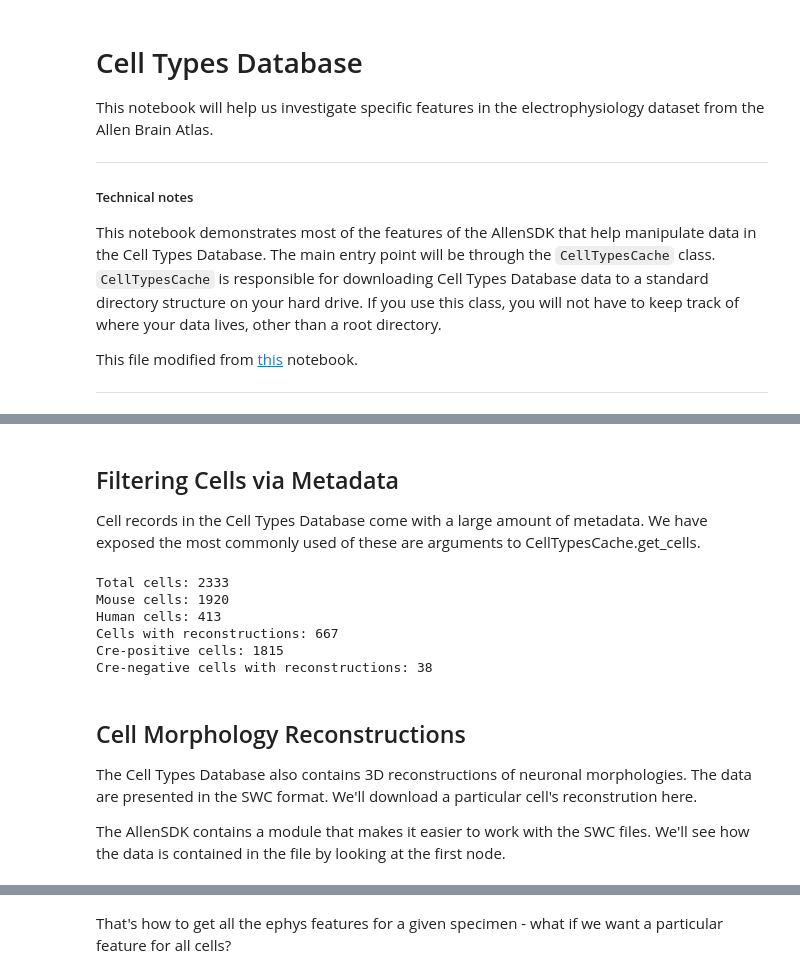
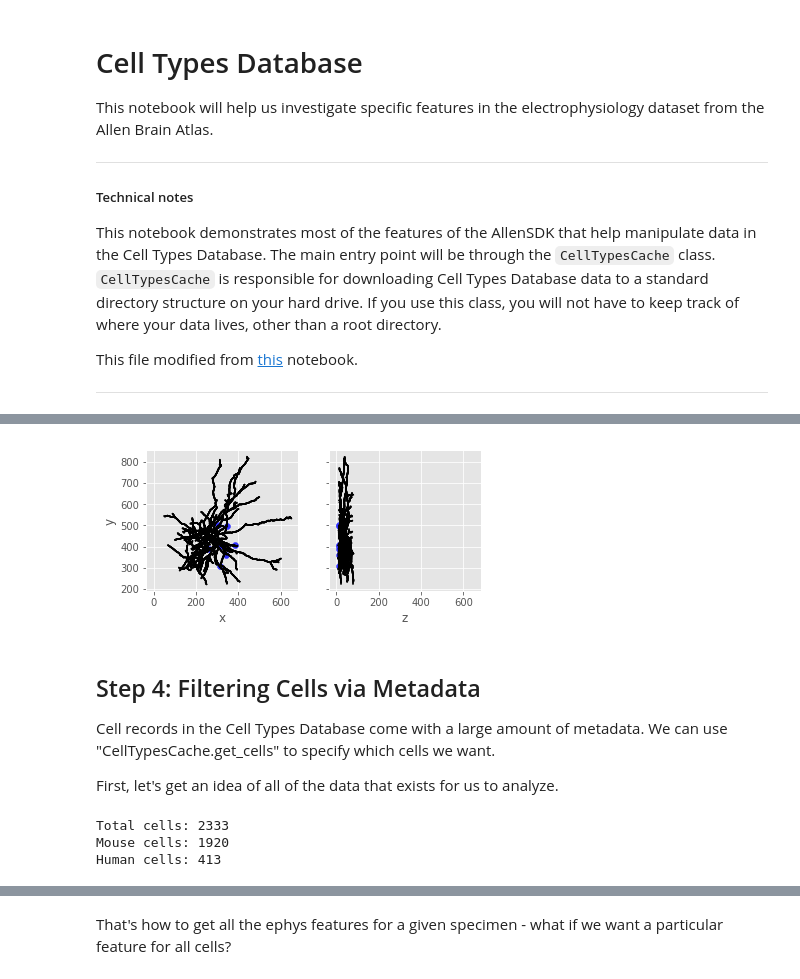
Before and after one commit to ajuavinett/BIPN145, a Jupyter notebook: Computer Lab #1 - Electrophysiology Cell Types.ipynb, the cells around one changed output, grey strips where cells are left out. Cells and saved outputs as stored; diff of their text form; code cells hidden in the pictures.

```diff
--- a/Computer Lab #1 - Electrophysiology Cell Types.ipynb
+++ b/Computer Lab #1 - Electrophysiology Cell Types.ipynb
@@ -60,9 +89,44 @@ plt.show()
+# %%
+import pprint
+
+# download and open SWC and marker files
+morphology = ctc.get_reconstruction(cell_id)
+markers = ctc.get_reconstruction_markers(cell_id)
+
+# plot
+from allensdk.core.swc import Marker
+fig, axes = plt.subplots(1, 2, sharey=True, sharex=True)
+axes[0].set_aspect('equal')
+axes[1].set_aspect('equal')
+
+# Make a line drawing of x-y and y-z views
+for n in morphology.compartment_list:
+    for c in morphology.children_of(n):
+        axes[0].plot([n['x'], c['x']], [n['y'], c['y']], color='black')
+        axes[1].plot([n['z'], c['z']], [n['y'], c['y']], color='black')
+
+# cut dendrite markers
+dm = [ m for m in markers if m['name'] == Marker.CUT_DENDRITE ]
+axes[0].scatter([m['x'] for m in dm], [m['y'] for m in dm], color='#3333ff')
+axes[1].scatter([m['z'] for m in dm], [m['y'] for m in dm], color='#3333ff')
+
+# no reconstruction markers
+nm = [ m for m in markers if m['name'] == Marker.NO_RECONSTRUCTION ]
+axes[0].scatter([m['x'] for m in nm], [m['y'] for m in nm], color='#333333')
+axes[1].scatter([m['z'] for m in nm], [m['y'] for m in nm], color='#333333')
+axes[0].set_ylabel('y')
+axes[0].set_xlabel('x')
+axes[1].set_xlabel('z')
+plt.show()
+# %% [output]
+[figure, added]
 # %% [markdown]
-## Filtering Cells via Metadata
+## Step 4: Filtering Cells via Metadata
 
-Cell records in the Cell Types Database come with a large amount of metadata.  We have exposed the most commonly used of these are arguments to CellTypesCache.get_cells.
+Cell records in the Cell Types Database come with a large amount of metadata. We can use "CellTypesCache.get_cells" to specify which cells we want.
+
+First, let's get an idea of all of the data that exists for us to analyze.
 # %%
-from allensdk.core.cell_types_cache import CellTypesCache
 from allensdk.api.queries.cell_types_api import CellTypesApi
 from allensdk.core.cell_types_cache import ReporterStatus as RS
 
@@ -77,29 +141,7 @@ print("Mouse cells: %d" % len(cells))
 # human cells
 cells = ctc.get_cells(species=[CellTypesApi.HUMAN])
 print("Human cells: %d" % len(cells))
-
-# cells with reconstructions
-cells = ctc.get_cells(require_reconstruction = True)
-print("Cells with reconstructions: %d" % len(cells))
-
-# all cre positive cells
-cells = ctc.get_cells(reporter_status = RS.POSITIVE)
-print("Cre-positive cells: %d" % len(cells))
-
-# cre negative cells with reconstructions
-cells = ctc.get_cells(require_reconstruction = True,
-                      reporter_status = RS.NEGATIVE)
-print("Cre-negative cells with reconstructions: %d" % len(cells))
 # %% [output]
 Total cells: 2333
 Mouse cells: 1920
 Human cells: 413
-Cells with reconstructions: 667
-Cre-positive cells: 1815
-Cre-negative cells with reconstructions: 38
-# %% [markdown]
-## Cell Morphology Reconstructions
-
-The Cell Types Database also contains 3D reconstructions of neuronal morphologies. The data are presented in the SWC format. We'll download a particular cell's reconstrution here.
-
-The AllenSDK contains a module that makes it easier to work with the SWC files. We'll see how the data is contained in the file by looking at the first node.
```
Also changed, not shown: parts of 40 cells of this notebook.
